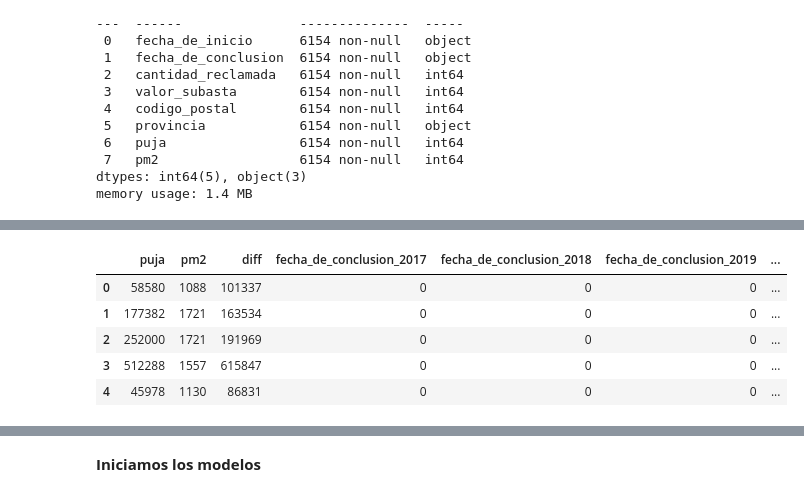
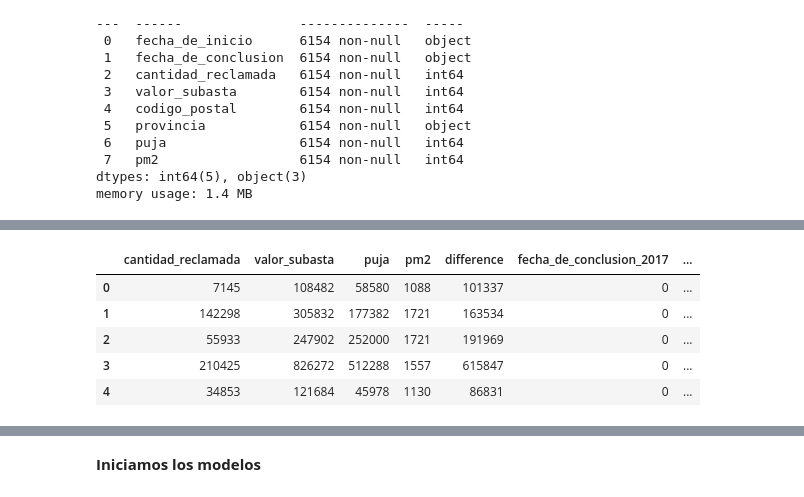
Before and after one commit to Artturoo/Final_Project, a Jupyter notebook: src/MachineLearning.ipynb, the cells around one changed output, grey strips where cells are left out. Drawn from its saved outputs; the diff is of its cells as text; code cells hidden in the pictures.

```diff
--- a/src/MachineLearning.ipynb
+++ b/src/MachineLearning.ipynb
@@ -86,4 +84,4 @@ boe['fecha_de_conclusion'] = boe['fecha_de_conclusion'].astype(int)
 boe.drop(columns=['fecha_de_inicio'], inplace=True)
 # %%
 #eliminamos codigo postal? con eso hemos sacado el pm2, no nos interesa más. Ademas contamos con la provincia.
-boe.drop(columns=['codigo_postal'], inplace=True)
+#boe.drop(columns=['codigo_postal'], inplace=True)
@@ -99,6 +88,6 @@ boe.head()
 # %%
 #creamos new colum con la diferencia entre la deuda(cantidad_reclamada) y el valor que le da el juez(valor_subasta)
-boe['diff'] = boe['valor_subasta'].sub(boe['cantidad_reclamada'], axis = 0)
+boe['difference'] = boe['valor_subasta'].sub(boe['cantidad_reclamada'], axis = 0)
 # %%
 boe.head()
 # %% [output]
@@ -111,2 +100,2 @@ boe.head()
 # %%
-boe.drop(columns=['cantidad_reclamada','valor_subasta'], inplace=True)
+#boe.drop(columns=['cantidad_reclamada','valor_subasta'], inplace=True)
@@ -122,11 +102,11 @@ boe.head()
 # %%
-boe=pd.get_dummies(boe, columns=['fecha_de_conclusion','provincia'], drop_first=True)
+boe=pd.get_dummies(boe, columns=['fecha_de_conclusion','provincia','codigo_postal'], drop_first=True)
 
 boe.head()
 # %% [output]
-|  | puja | pm2 | diff | fecha_de_conclusion_2017 | fecha_de_conclusion_2018 | fecha_de_conclusion_2019 | ... |
-| 0 | 58580 | 1088 | 101337 | 0 | 0 | 0 | ... |
-| 1 | 177382 | 1721 | 163534 | 0 | 0 | 0 | ... |
-| 2 | 252000 | 1721 | 191969 | 0 | 0 | 0 | ... |
-| 3 | 512288 | 1557 | 615847 | 0 | 0 | 0 | ... |
-| 4 | 45978 | 1130 | 86831 | 0 | 0 | 0 | ... |
+|  | cantidad_reclamada | valor_subasta | puja | pm2 | difference | fecha_de_conclusion_2017 | ... |
+| 0 | 7145 | 108482 | 58580 | 1088 | 101337 | 0 | ... |
+| 1 | 142298 | 305832 | 177382 | 1721 | 163534 | 0 | ... |
+| 2 | 55933 | 247902 | 252000 | 1721 | 191969 | 0 | ... |
+| 3 | 210425 | 826272 | 512288 | 1557 | 615847 | 0 | ... |
+| 4 | 34853 | 121684 | 45978 | 1130 | 86831 | 0 | ... |
```
Also changed, not shown: parts of 25 cells of this notebook, 5 other files.
